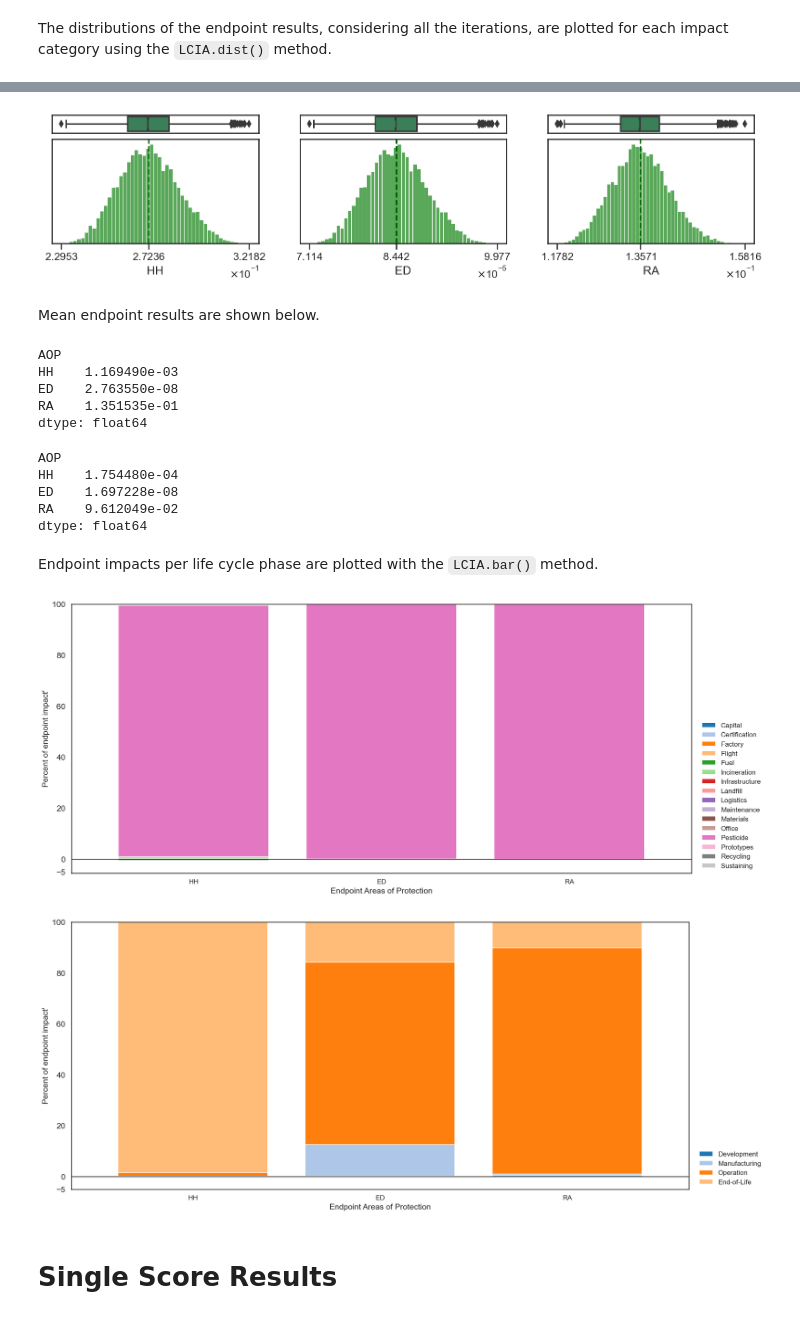
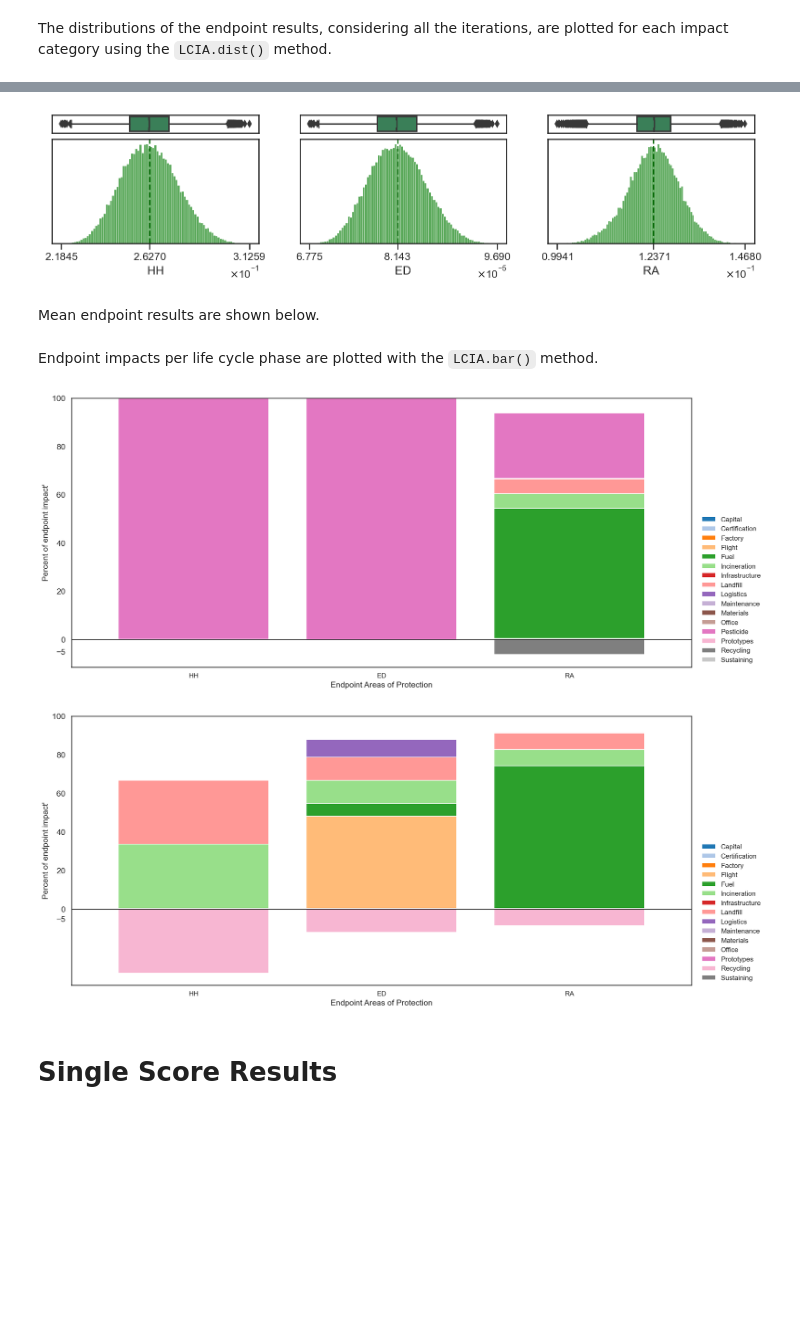
Before and after one commit to gparolin/AEco, a Jupyter notebook: Scripts/view.ipynb, the cells around one changed output, grey strips where cells are left out. Drawn from its saved outputs; the diff is of its cells as text; code cells hidden in the pictures; blank space fills up the shorter version.

Commit message:
Iris visualisation 2nd round

```diff
--- a/Scripts/view.ipynb
+++ b/Scripts/view.ipynb
@@ -202,22 +157,6 @@ antera_no_pest.dist('EP', save=False)
 # %%
-iris_pest.dist('EP', save=False)
+original_pest.dist('EP', save=False)
 # %% [output]
-[figure, old version]
+[figure, new version]
 # %% [markdown]
 Mean endpoint results are shown below.
-# %%
-antera_no_pest.mean('EP', by='sum').compute().to_pandas()
-# %% [output]
-AOP
-HH    1.169490e-03
-ED    2.763550e-08
-RA    1.351535e-01
-dtype: float64
-# %%
-iris_no_pest.mean('EP', by='sum').compute().to_pandas()
-# %% [output]
-AOP
-HH    1.754480e-04
-ED    1.697228e-08
-RA    9.612049e-02
-dtype: float64
@@ -224,13 +184,13 @@ dtype: float64
 # %% [markdown]
 Endpoint impacts per life cycle phase are plotted with the `LCIA.bar()` method.
 # %%
-antera_pest.bar('EP', subphase=True, save=False, palette='tab20')
+original_pest.bar('EP', subphase=True, save=False, palette='tab20')
 # %% [output]
-[figure, old version]
+[figure, new version]
 # %%
-iris_no_pest.bar('EP', subphase=False, save=False, palette='tab20')
+at.bar('EP', subphase=True, save=False, palette='tab20')
 # %% [output]
-[figure, old version]
+[figure, new version]
 # %% [markdown]
 # Single Score Results
 # %% [markdown]
```
Also changed, not shown: parts of 26 cells of this notebook, 1 other file.
